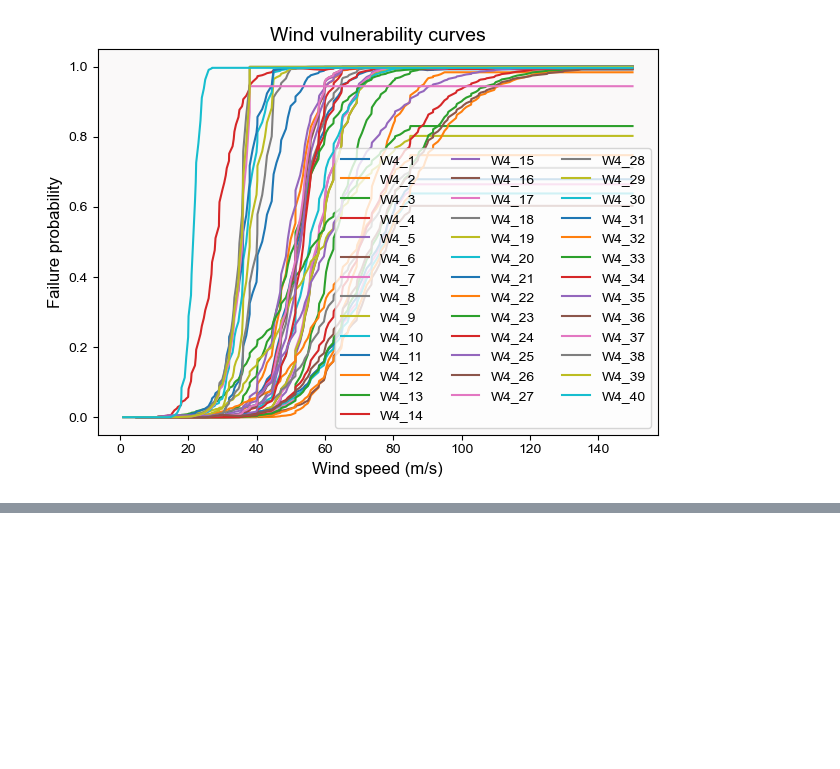
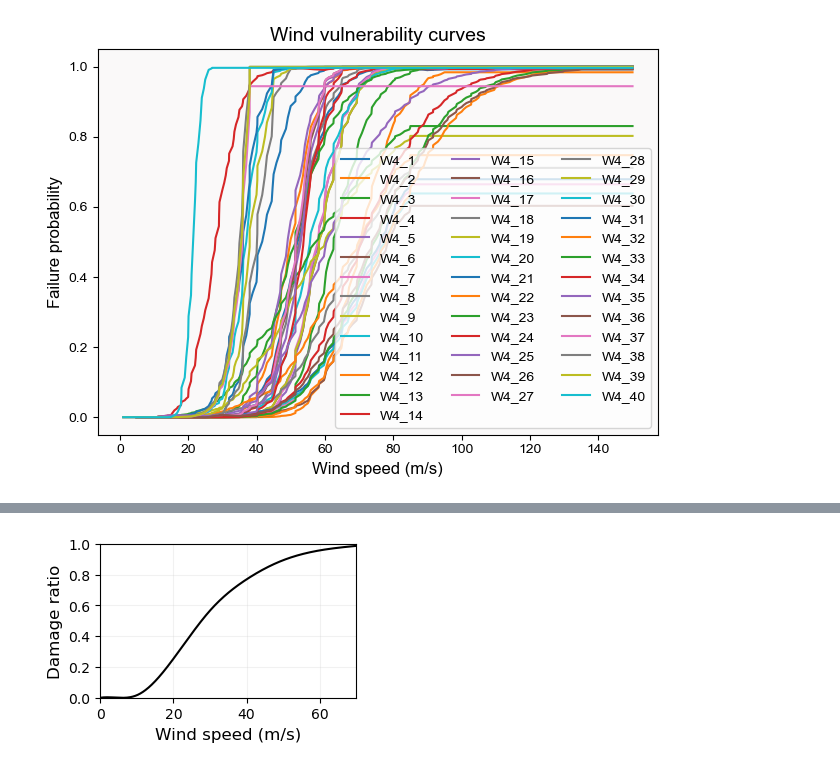
Before and after one commit to Mengqi-Ye/pg_risk_analysis, a Jupyter notebook: figures/fragility_curves_figure.ipynb, the cells around one changed output, grey strips where cells are left out. Saved outputs shown, nothing was run; the diff lists cells and outputs as text; code cells hidden in the pictures; blank space fills up the shorter version.

```diff
--- a/figures/fragility_curves_figure.ipynb
+++ b/figures/fragility_curves_figure.ipynb
@@ -251,0 +342,28 @@ Name: Wind speed (m/s), Length: 205, dtype: float64
+# %%
+import matplotlib.pyplot as plt
+
+# Data
+wind_speed = [0, 5, 10, 20, 30, 40, 50, 60, 70]
+failure_probability = [0, 0, 0.0165, 0.2535, 0.566, 0.7685, 0.89275, 0.95665, 0.986]
+
+f = interp1d(wind_speed, failure_probability, kind='cubic')
+wind_speed_smooth = np.linspace(min(wind_speed), max(wind_speed), 500)
+failure_probability_smooth = f(wind_speed_smooth)
+
+plt.figure(figsize=(3.3,2))
+
+plt.plot(wind_speed_smooth, failure_probability_smooth, color='k',linestyle='-')
+plt.ylabel('Failure Probability')
+plt.grid(True, color='lightgray', alpha=0.3)
+
+plt.xlim(0, 70)  # 设置x轴的范围
+plt.ylim(0, 1)   # 设置y轴的范围
+
+plt.xlabel('Wind speed (m/s)',fontsize=12)
+plt.ylabel('Damage ratio',fontsize=12)
+plt.tick_params(axis='x', labelsize=10)
+plt.tick_params(axis='y', labelsize=10)
+
+plt.show()
+# %% [output]
+[figure, added]
```
Also changed, not shown: parts of 4 cells of this notebook, 2 other files.
